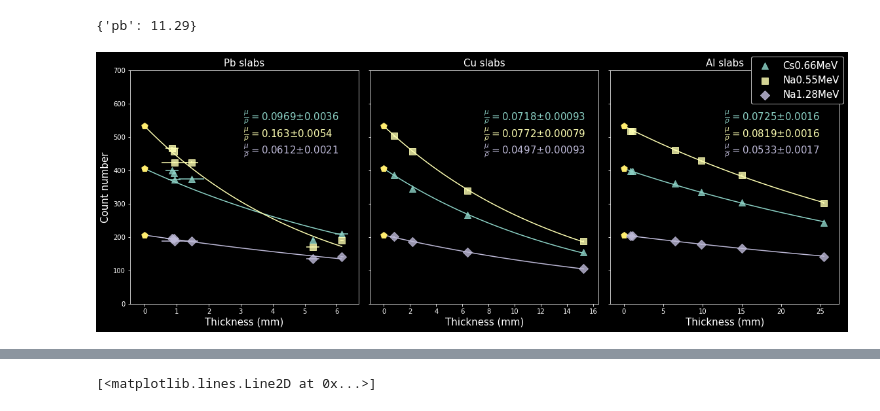
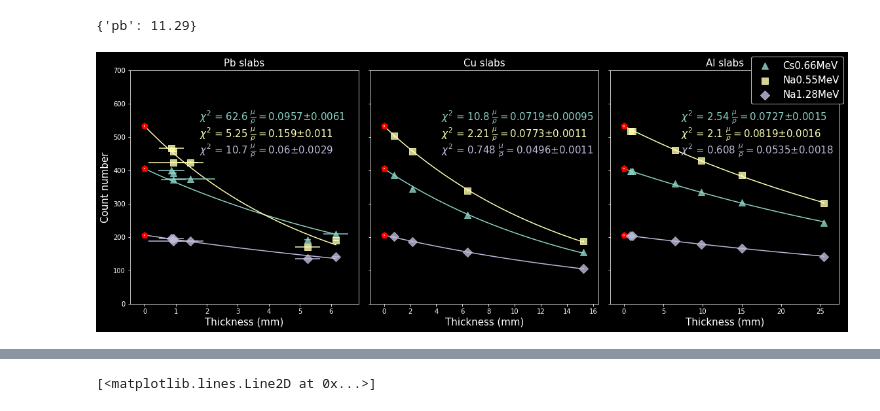
Before and after one commit to Wendywanw/111-labs, a Jupyter notebook: GMA/Wendy&Yilun/Absorption(9)/Absorption.ipynb, the cells around one changed output, grey strips where cells are left out. Drawn from its saved outputs; the diff is of its cells as text; code cells hidden in the pictures.

```diff
--- a/GMA/Wendy&Yilun/Absorption(9)/Absorption.ipynb
+++ b/GMA/Wendy&Yilun/Absorption(9)/Absorption.ipynb
@@ -80,7 +80,15 @@ def mt_fit(data_x,data_y,err_x ,err_y,up_lim,low_lim,N,p0=[1.25,0.05,25,0.1, 0])
     amp_err = np.std(amp)
     c_err = np.std(c)
     b_err = np.std(b)
-    errs = [ave_err,sigma_err,amp_err,c_err,b_err]
+    obs = data_y
+    model = exp(data_x,*paras)
+    error = err_y
+    def chisquared(obs, model, error):
+        return np.average(((obs - model) / error)**2)
+
+    chi = chisquared(obs,model,error)
+    errs = [ave_err,sigma_err,amp_err,c_err,b_err,chi]
+#     errs = [ave_err,sigma_err,amp_err,c_err,b_err]
 
 #     plt.scatter(data_x,data_y,s=0.1)
 #     plt.plot(np.linspace(min(data_x),max(data_x),100),func(np.linspace(min(data_x),max(data_x),100),ave_a,sigma_a,amp_a,c_a,b_a))
@@ -561,9 +554,9 @@ a = [cs,na1,na2] #paras are for a single source
 
 
 
-len_err_pb = np.array([0.4,0.4,0.8,0.425,0.1,0.1])/2
-len_err_cu = np.array([0.005,0.005,0.005,0.005,])
-len_err_al = np.array([0.005,0.005,0.005,0.005,0.005,0.005])
+len_err_pb = np.array([0.4,0.4,0.8,0.425,0.1,0.1])
+len_err_cu = np.array([0.05,0.05,0.05,0.05,])
+len_err_al = np.array([0.05,0.05,0.05,0.05,0.05,0.05])
 
 len_err = [len_err_pb,len_err_cu,len_err_al]
 
@@ -597,40 +590,49 @@ for j in range(len(a)): #plot number, the slabs
     #         print(len(len_err_),len(dat))
 
 
-        muu, mu_err = fit_intensity(emp,emp_err,dat,len_err_,100,p00)
+        muu, mu_err = fit_intensity(emp,emp_err,dat,len_err_,1000,p00)
 #         print(muu)
     #     print(dat,color[i],muu)
 
-        axs[j].scatter(0,emp,color = color[-1],s=100,marker = 'p')
+        axs[j].scatter(0,emp,s=100,marker = 'p',c = 'r')
         axs[j].scatter(dat[:,0],dat[:,1],color = color[i],label = peaks[i],s = 100,marker = markers[peaks[i][:3]],alpha = 0.8)
 
         xx = np.linspace(0,max(dat[:,0]/10),100)
 
         axs[j].set_title('{} slabs'.format(slabs[j]),fontsize = 15)
 
         axs[j].plot(xx*10,intensity(xx,muu,emp),c = color[i],zorder = -1)
         axs[j].errorbar(0,emp,emp_err,c = color[-1])
         axs[j].errorbar(dat[:,0],dat[:,1],dat[:,2],len_err_,ls = 'none',c = color[i])
 #
         mmu = muu/density[slabs[j]]
         mmu_err = mu_err/density[slabs[j]]
-        axs[j].text(max(dat[:,0])/2,(550-i*50),
-                    (r"$\frac{\mu}{\rho} =$"+'{:.3g}'.format(mmu)+r'$\pm$'+'{:.2g}'.format(mmu_err)),
+        def chisquared(obs, model, error):
+            return sum(((obs - model) / error)**2)
+        def invexp(x):
+            return(-np.log(x/emp)/muu)
+        chi1 = chisquared(dat[:,1],intensity(dat[:,0]/10,muu,emp),dat[:,2])
+        chi2 = chisquared(dat[:,0],invexp(dat[:,1])*10,len_err_)
+#         print(chi2)
+
+        chi = min(chi1,chi2)/(len(len_err_)-1)
+        axs[j].text(max(dat[:,0])/3.5,(550-i*50),
+                    (r'$\chi^2$ = {:.3g} '.format(chi)+r"$\frac{\mu}{\rho} =$"+'{:.3g}'.format(mmu)+r'$\pm$'+'{:.2g}'.format(mmu_err)),
                     color = color[i],fontsize = 15)
 #
         axs[j].set_xlabel('Thickness (mm)',fontsize = 15)
         axs[j].set_ylim(0,700)
         mu1 +=[muu]
         mue1 +=[mu_err]
     axs[0].set_ylabel('Count number',fontsize = 15)
     handles, labels = axs[j].get_legend_handles_labels()
     fig.legend(handles, labels, loc='upper right',fontsize = 15)
     plt.tight_layout()
 #     plt.grid()
-    #     mu += [mu1]
-    #     mue +=[mue1]
+    mu += [mu1]
+    mue +=[mue1]
 
 #     plt.plot(np.linspace(min(pb[:,0]),max(pb[:,0]),100)
 #              ,intensity1(np.linspace(min(pb[:,0]),max(pb[:,0]),100),mu,paras_emp_cs[2]))
 # %% [output]
-[figure, old version]
+[figure, new version]
```
Also changed, not shown: parts of 8 cells of this notebook, 7 other files.
